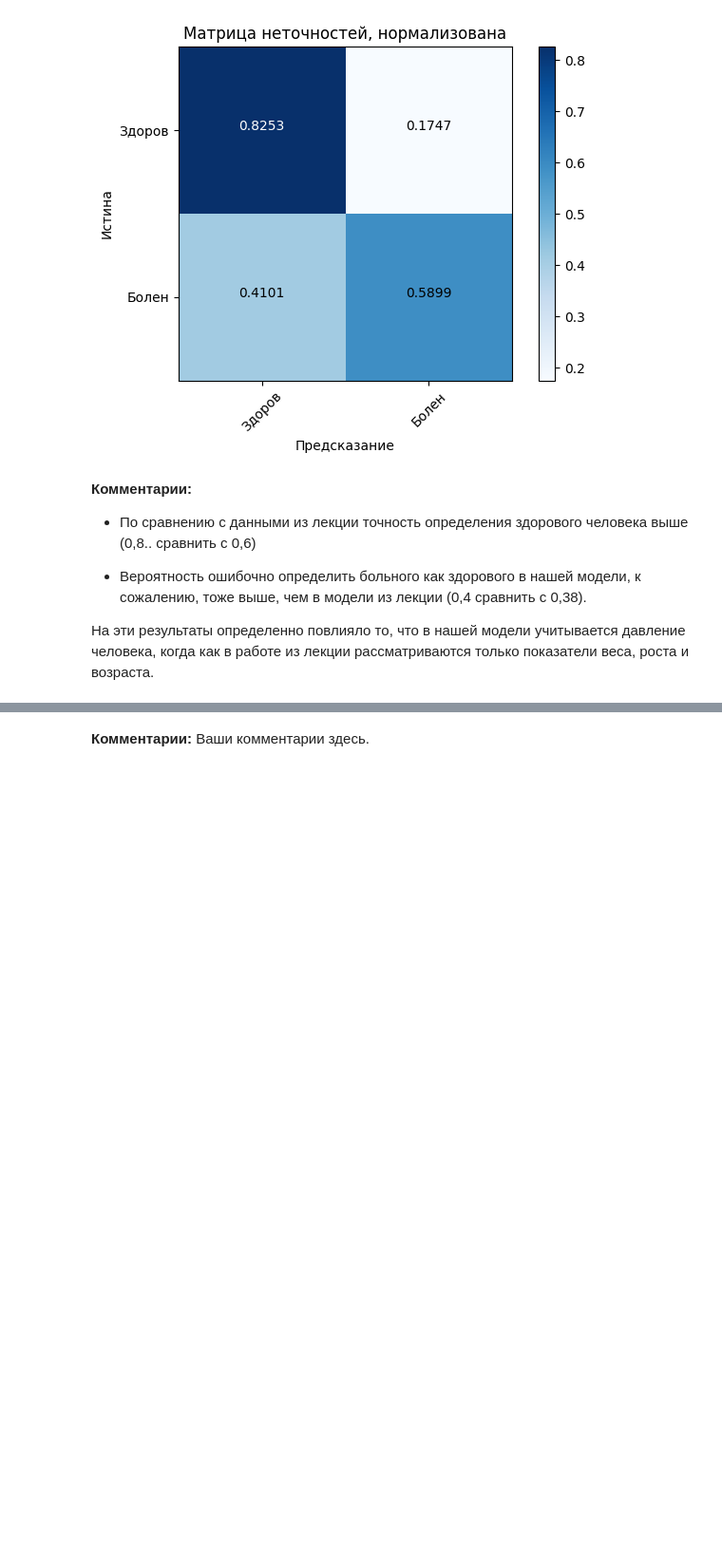
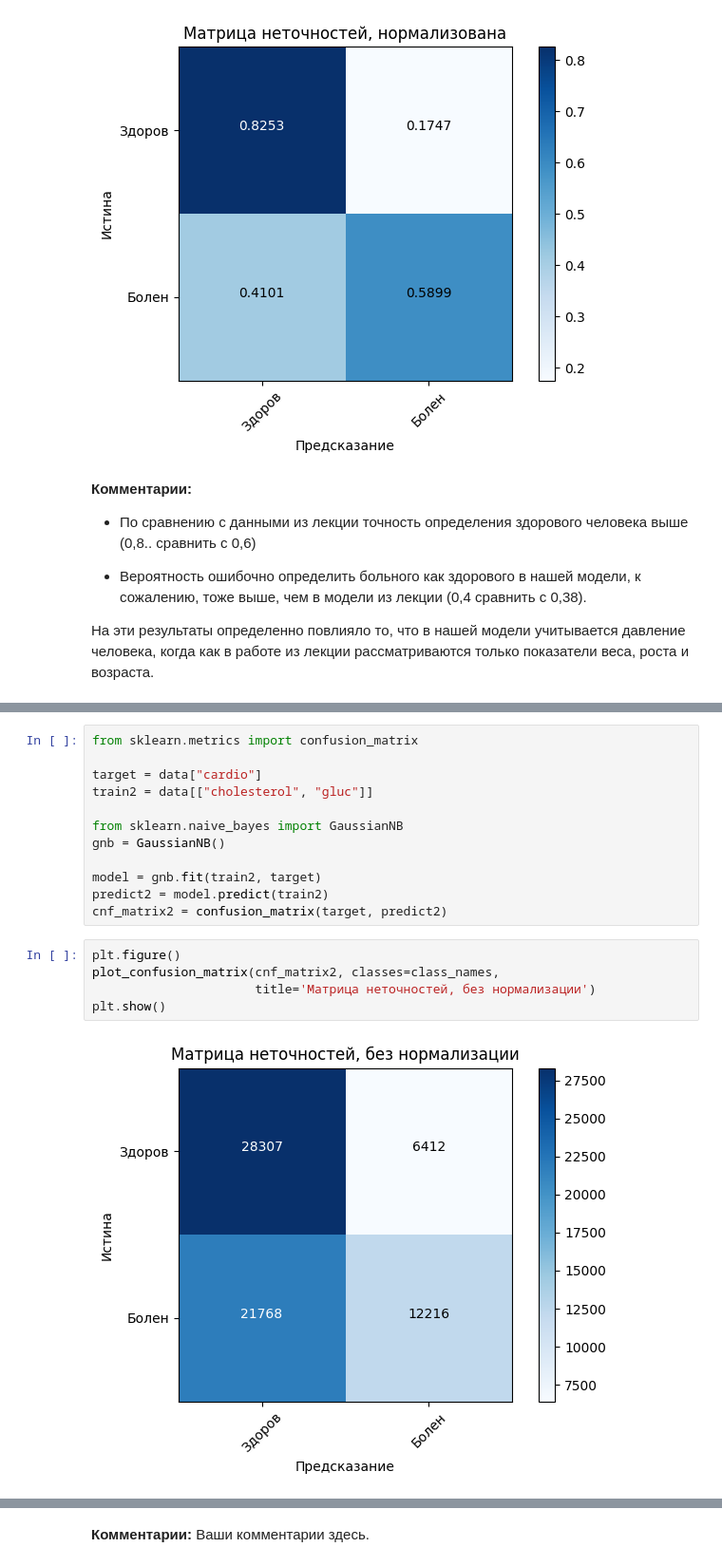
Before and after one commit to Diyanadi1/test, a Jupyter notebook: home_work/Dmitrieva_Lecture02_HW.ipynb, the cells around one changed output, grey strips where cells are left out. Shown at 95% size. Drawn from its saved outputs; the diff is of its cells as text; blank space fills up the shorter version.

```diff
--- a/home_work/Dmitrieva_Lecture02_HW.ipynb
+++ b/home_work/Dmitrieva_Lecture02_HW.ipynb
@@ -134,0 +146,19 @@ plt.show()
+# %%
+from sklearn.metrics import confusion_matrix
+
+target = data["cardio"]
+train2 = data[["cholesterol", "gluc"]]
+
+from sklearn.naive_bayes import GaussianNB
+gnb = GaussianNB()
+
+model = gnb.fit(train2, target)
+predict2 = model.predict(train2)
+cnf_matrix2 = confusion_matrix(target, predict2)
+# %%
+plt.figure()
+plot_confusion_matrix(cnf_matrix2, classes=class_names,
+                      title='Матрица неточностей, без нормализации')
+plt.show()
+# %% [output]
+[figure, added]
```
Also changed, not shown: parts of 18 cells of this notebook, 1 other file.
